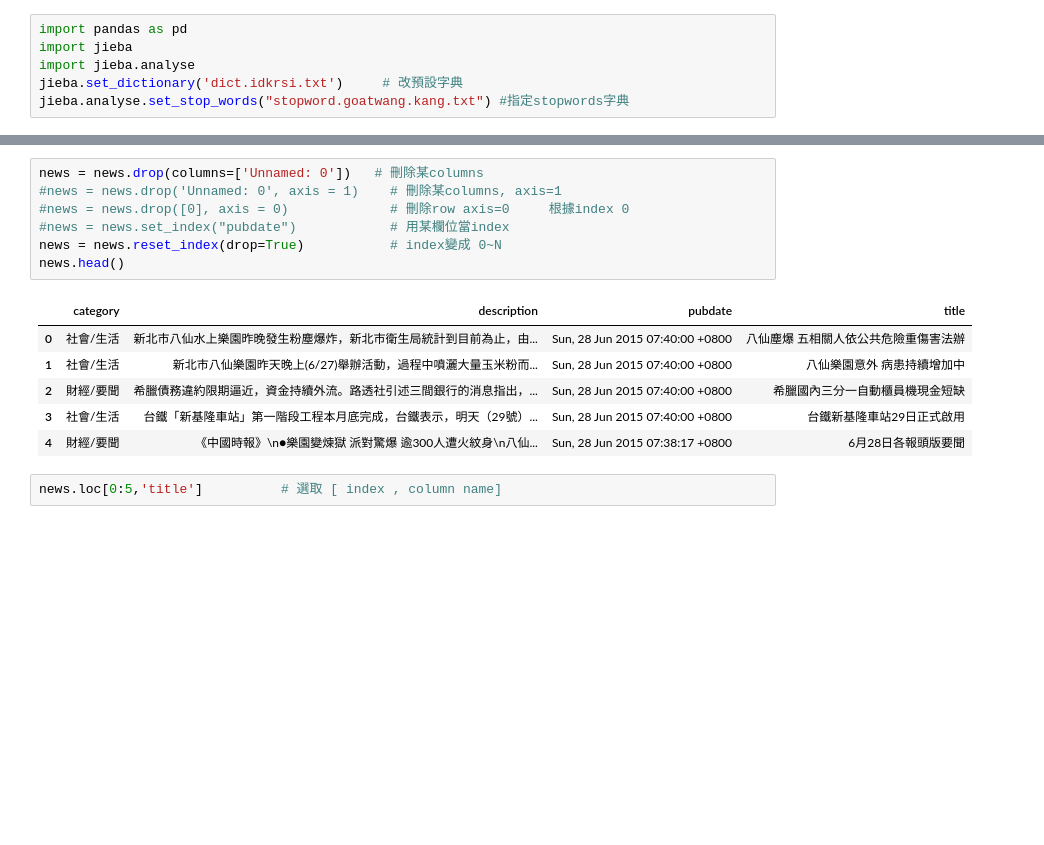
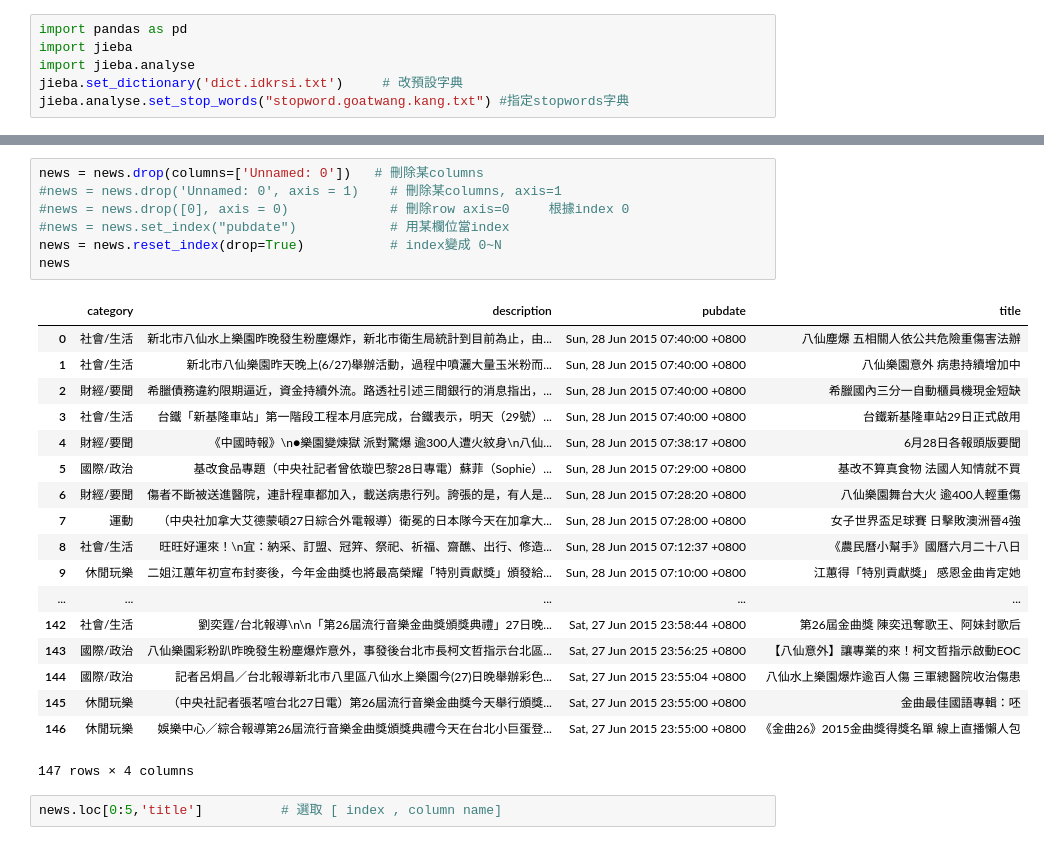
Before and after one commit to roccqqck/stock_eland, a Jupyter notebook: pandas.jieba.test.ipynb, the cells around one changed output, grey strips where cells are left out. Cells and saved outputs as stored; diff of their text form; blank space fills up the shorter version.

```diff
--- a/pandas.jieba.test.ipynb
+++ b/pandas.jieba.test.ipynb
@@ -27,17 +27,29 @@ news.head(2)
 # %%
 news = news.drop(columns=['Unnamed: 0'])   # 刪除某columns
 #news = news.drop('Unnamed: 0', axis = 1)    # 刪除某columns, axis=1
 #news = news.drop([0], axis = 0)             # 刪除row axis=0     根據index 0
 #news = news.set_index("pubdate")            # 用某欄位當index
 news = news.reset_index(drop=True)           # index變成 0~N
-news.head()
+news
 # %% [output]
 |  | category | description | pubdate | title |
 | 0 | 社會/生活 | 新北市八仙水上樂園昨晚發生粉塵爆炸，新北市衛生局統計到目前為止，由... | Sun, 28 Jun 2015 07:40:00 +0800 | 八仙塵爆 五相關人依公共危險重傷害法辦 |
 | 1 | 社會/生活 | 新北市八仙樂園昨天晚上(6/27)舉辦活動，過程中噴灑大量玉米粉而... | Sun, 28 Jun 2015 07:40:00 +0800 | 八仙樂園意外 病患持續增加中 |
 | 2 | 財經/要聞 | 希臘債務違約限期逼近，資金持續外流。路透社引述三間銀行的消息指出，... | Sun, 28 Jun 2015 07:40:00 +0800 | 希臘國內三分一自動櫃員機現金短缺 |
 | 3 | 社會/生活 | 台鐵「新基隆車站」第一階段工程本月底完成，台鐵表示，明天（29號）... | Sun, 28 Jun 2015 07:40:00 +0800 | 台鐵新基隆車站29日正式啟用 |
 | 4 | 財經/要聞 | 《中國時報》\n●樂園變煉獄 派對驚爆 逾300人遭火紋身\n八仙... | Sun, 28 Jun 2015 07:38:17 +0800 | 6月28日各報頭版要聞 |
+| 5 | 國際/政治 | 基改食品專題（中央社記者曾依璇巴黎28日專電）蘇菲（Sophie）... | Sun, 28 Jun 2015 07:29:00 +0800 | 基改不算真食物 法國人知情就不買 |
+| 6 | 財經/要聞 | 傷者不斷被送進醫院，連計程車都加入，載送病患行列。誇張的是，有人是... | Sun, 28 Jun 2015 07:28:20 +0800 | 八仙樂園舞台大火 逾400人輕重傷 |
+| 7 | 運動 | （中央社加拿大艾德蒙頓27日綜合外電報導）衛冕的日本隊今天在加拿大... | Sun, 28 Jun 2015 07:28:00 +0800 | 女子世界盃足球賽 日擊敗澳洲晉4強 |
+| 8 | 社會/生活 | 旺旺好運來！\n宜：納采、訂盟、冠笄、祭祀、祈福、齋醮、出行、修造... | Sun, 28 Jun 2015 07:12:37 +0800 | 《農民曆小幫手》國曆六月二十八日 |
+| 9 | 休閒玩樂 | 二姐江蕙年初宣布封麥後，今年金曲獎也將最高榮耀「特別貢獻獎」頒發給... | Sun, 28 Jun 2015 07:10:00 +0800 | 江蕙得「特別貢獻獎」 感恩金曲肯定她 |
+| ... | ... | ... | ... | ... |
+| 142 | 社會/生活 | 劉奕霆/台北報導\n\n「第26屆流行音樂金曲獎頒獎典禮」27日晚... | Sat, 27 Jun 2015 23:58:44 +0800 | 第26屆金曲獎 陳奕迅奪歌王、阿妹封歌后 |
+| 143 | 國際/政治 | 八仙樂園彩粉趴昨晚發生粉塵爆炸意外，事發後台北市長柯文哲指示台北區... | Sat, 27 Jun 2015 23:56:25 +0800 | 【八仙意外】讓專業的來！柯文哲指示啟動EOC |
+| 144 | 國際/政治 | 記者呂炯昌／台北報導新北市八里區八仙水上樂園今(27)日晚舉辦彩色... | Sat, 27 Jun 2015 23:55:04 +0800 | 八仙水上樂園爆炸逾百人傷 三軍總醫院收治傷患 |
+| 145 | 休閒玩樂 | （中央社記者張茗喧台北27日電）第26屆流行音樂金曲獎今天舉行頒獎... | Sat, 27 Jun 2015 23:55:00 +0800 | 金曲最佳國語專輯：呸 |
+| 146 | 休閒玩樂 | 娛樂中心／綜合報導第26屆流行音樂金曲獎頒獎典禮今天在台北小巨蛋登... | Sat, 27 Jun 2015 23:55:00 +0800 | 《金曲26》2015金曲獎得獎名單 線上直播懶人包 |
+147 rows × 4 columns
 # %%
 news.loc[0:5,'title']          # 選取 [ index , column name]
 # %% [output]
```
Also changed, not shown: parts of 2 cells of this notebook.
